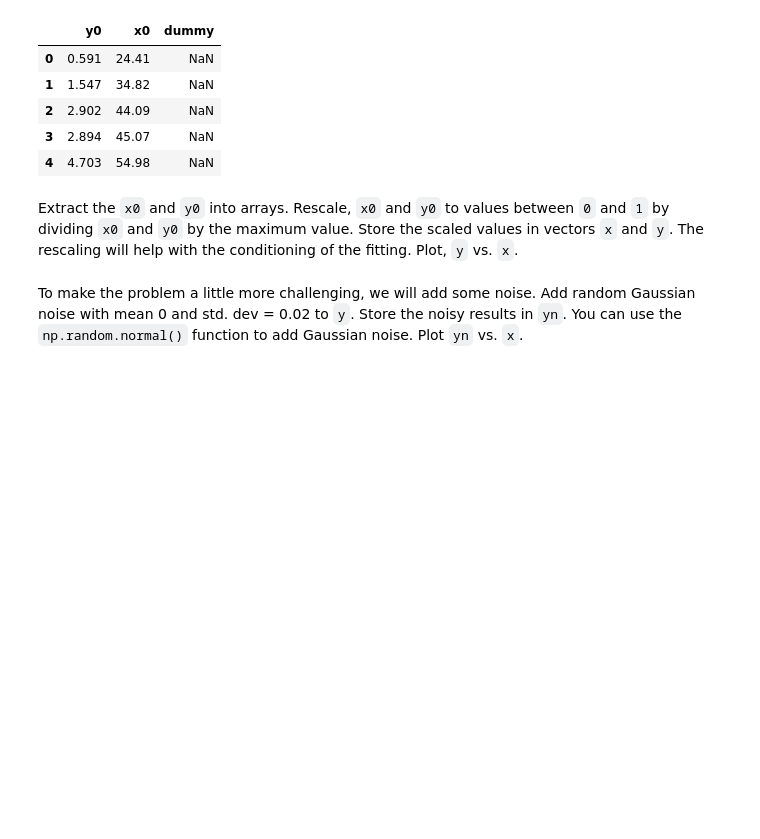
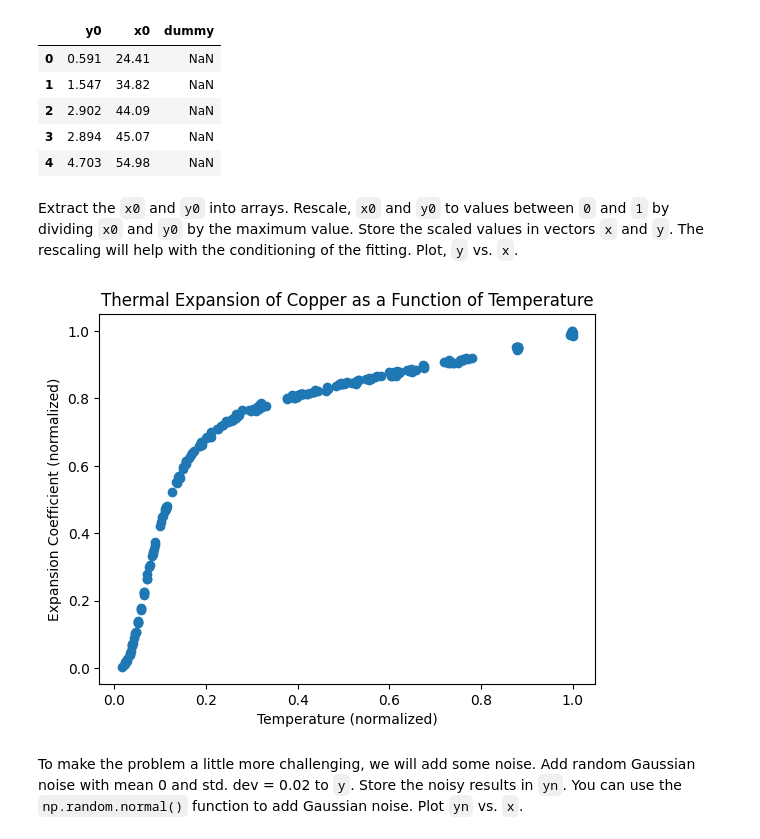
Before and after one commit to dpcarry/introml, a Jupyter notebook: unit07_optim/lab_nlls_partial.ipynb, the cells around one changed output. Cells and saved outputs as stored; diff of their text form; code cells hidden in the pictures; blank space fills up the shorter version.

```diff
--- a/unit07_optim/lab_nlls_partial.ipynb
+++ b/unit07_optim/lab_nlls_partial.ipynb
@@ -49,14 +49,20 @@ Extract the `x0` and `y0` into arrays.  Rescale, `x0` and `y0` to values between
 # %%
 # TODO
 # x0 = ...
 # y0 = ...
 # x = x0/np.max(x0)
 # y = y0/np.max(y0)
 # plt.plot(...)
 x0 = df['x0'].values
 y0 = df['y0'].values
 x = x0 / x0.max()
 y = y0 / y0.max()
 plt.plot(x,y,'o')
+plt.xlabel("Temperature (normalized)")
+plt.ylabel("Expansion Coefficient (normalized)")
+plt.title("Thermal Expansion of Copper as a Function of Temperature")
+plt.show()
+# %% [output]
+[figure, added]
 # %% [markdown]
 To make the problem a little more challenging, we will add some noise.  Add random Gaussian noise with mean 0 and std. dev = 0.02 to `y`.  Store the noisy results in `yn`. You can use the `np.random.normal()` function to add Gaussian noise. Plot `yn` vs. `x`.
```
Also changed, not shown: parts of 9 cells of this notebook.
